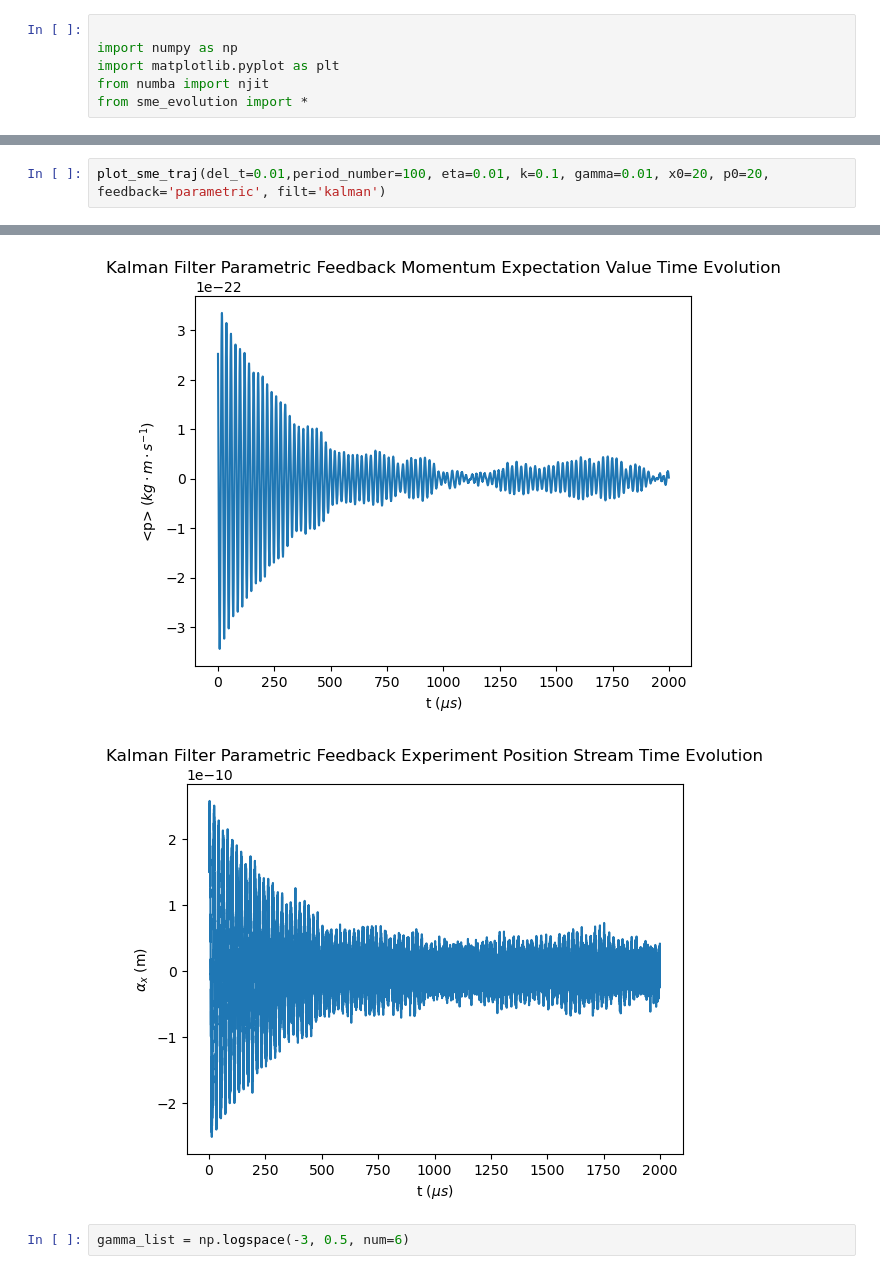
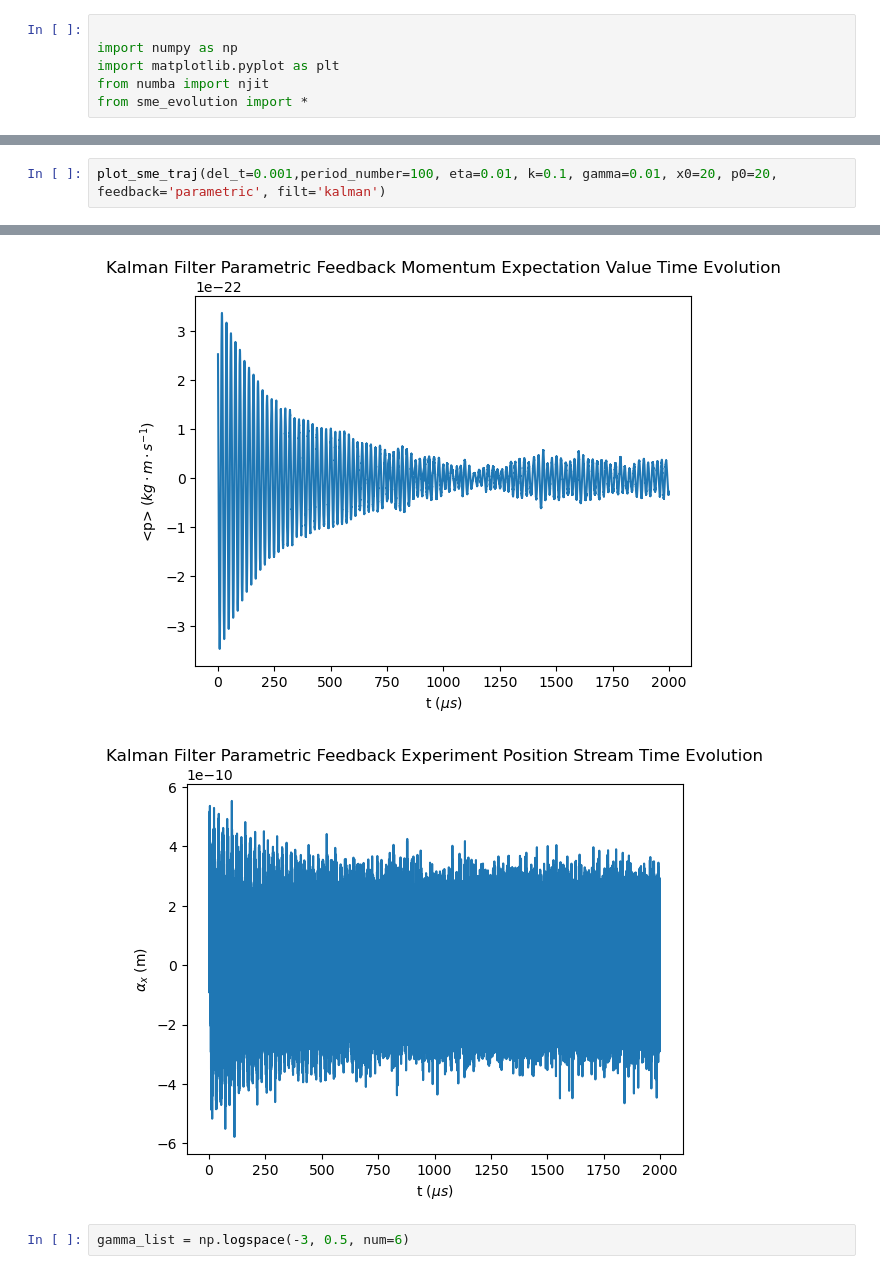
Before and after one commit to madelynrahimi/QuIPS, a Jupyter notebook: fall_2025/code/updated_feedback/sme_runs.ipynb, the cells around one changed output, grey strips where cells are left out. Drawn from its saved outputs; the diff is of its cells as text.

```diff
--- a/fall_2025/code/updated_feedback/sme_runs.ipynb
+++ b/fall_2025/code/updated_feedback/sme_runs.ipynb
@@ -25,3 +25,3 @@ plot_sme_traj(del_t=0.01,period_number=100, eta=1, k=0.05, gamma=0.01, x0=20, p0
 # %%
-plot_sme_traj(del_t=0.01,period_number=100, eta=0.01, k=0.1, gamma=0.01, x0=20, p0=20, feedback='parametric', filt='kalman')
+plot_sme_traj(del_t=0.001,period_number=100, eta=0.01, k=0.1, gamma=0.01, x0=20, p0=20, feedback='parametric', filt='kalman')
 # %% [output]
@@ -29,5 +29,5 @@ plot_sme_traj(del_t=0.01,period_number=100, eta=0.01, k=0.1, gamma=0.01, x0=20,
-[figure, old version]
+[figure, new version]
-[figure, old version]
+[figure, new version]
 # %%
 gamma_list = np.logspace(-3, 0.5, num=6)
 # %%
```
Also changed, not shown: parts of 9 cells of this notebook, 3 other files.
